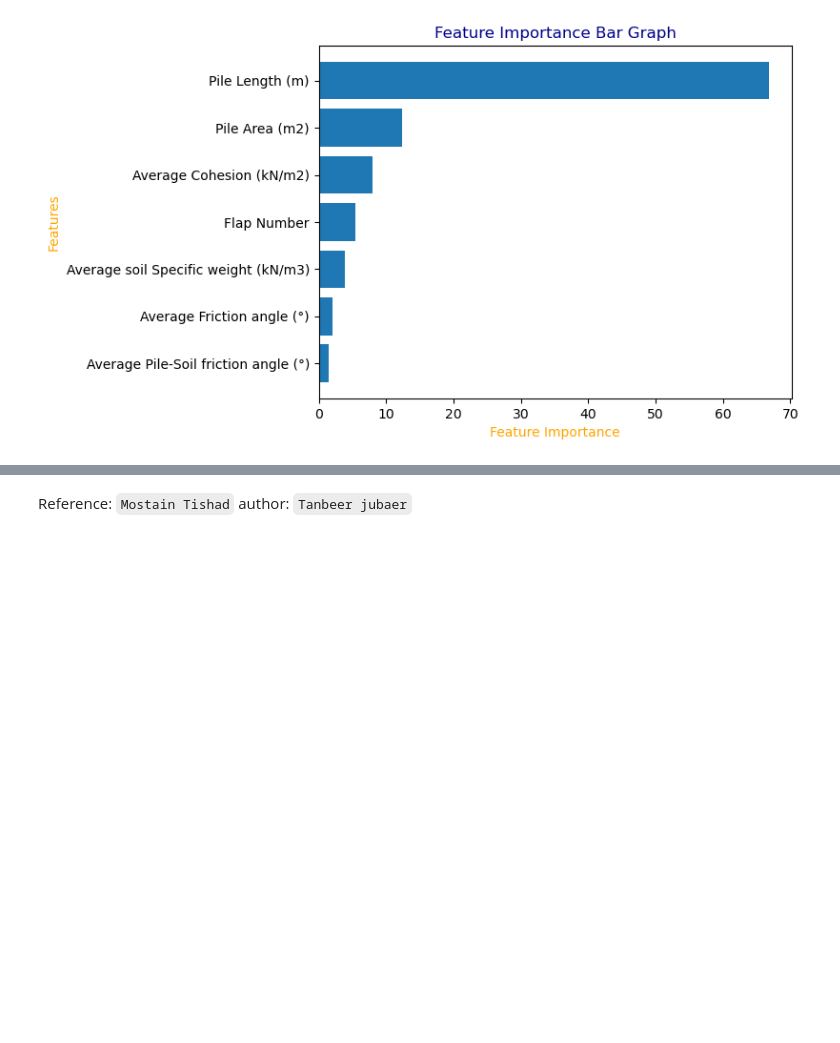
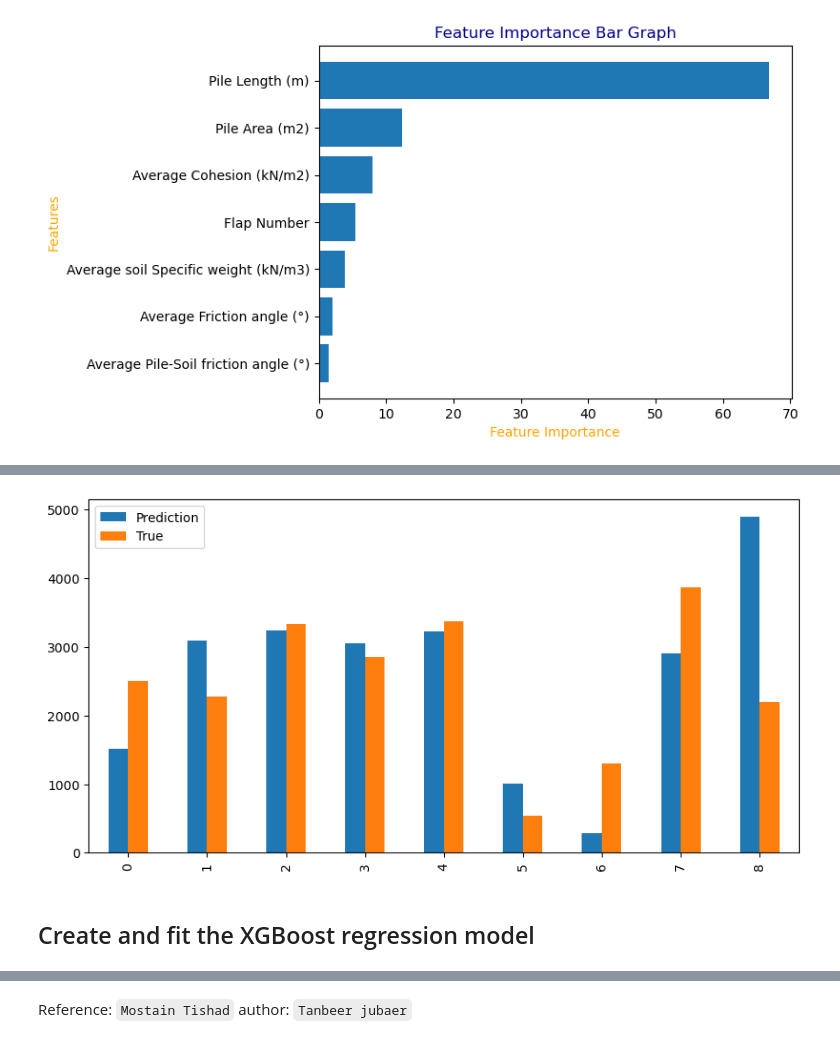
Before and after one commit to oitik/PileLoadPrediction, a Jupyter notebook: pile-load-predicts.ipynb, the cells around one changed output, grey strips where cells are left out. Drawn from its saved outputs; the diff is of its cells as text; code cells hidden in the pictures; blank space fills up the shorter version.

```diff
--- a/pile-load-predicts.ipynb
+++ b/pile-load-predicts.ipynb
@@ -615,0 +699,3 @@ plot_features(X_train.columns, cr.feature_importances_)
+# %%
+lr = LinearRegression(fit_intercept=True)
+lr.fit(X_train, y_train)
@@ -615,0 +723,6 @@ plot_features(X_train.columns, cr.feature_importances_)
+# %%
+difference(lr)
+# %% [output]
+[figure, added]
+# %% [markdown]
+## Create and fit the XGBoost regression model
```
Also changed, not shown: parts of 34 cells of this notebook.
